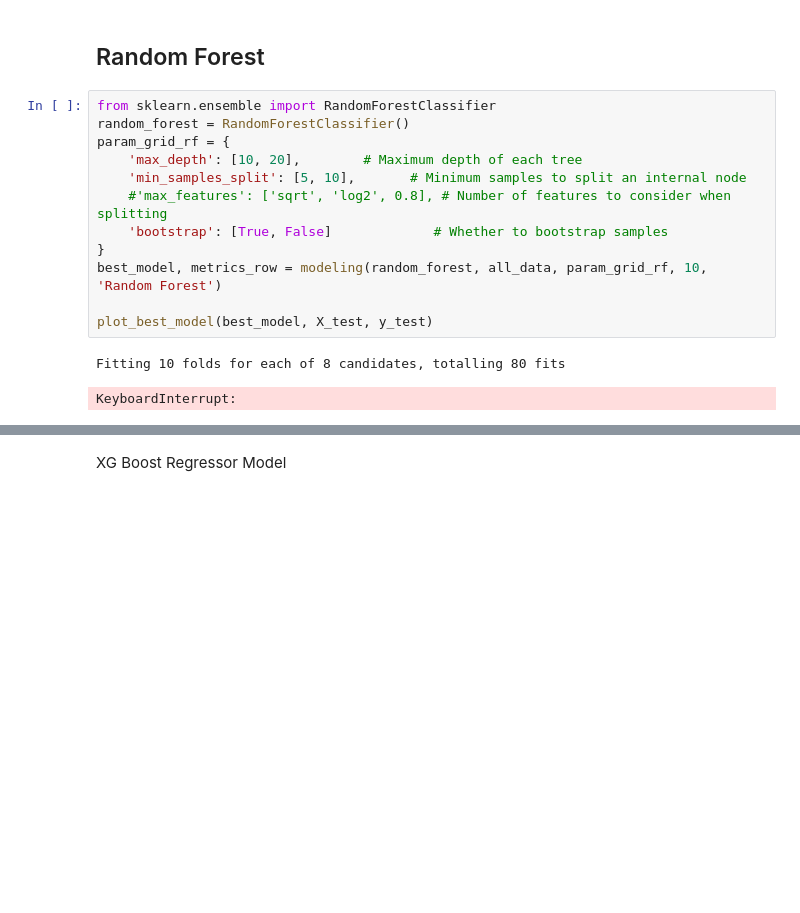
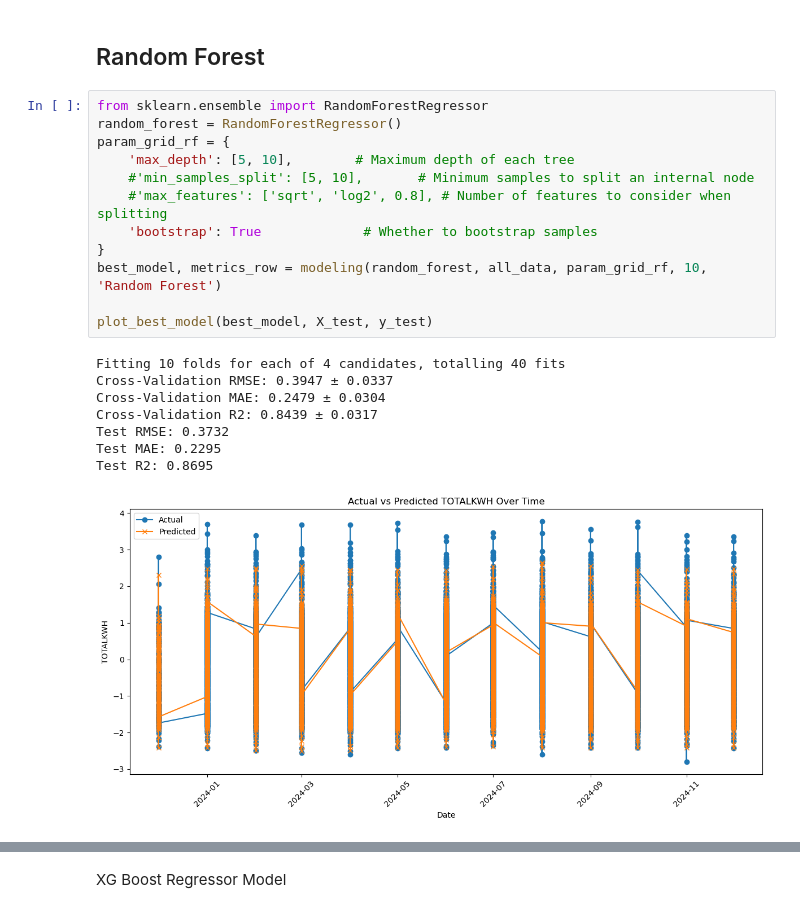
Before and after one commit to kaia-hu/Energy_Load_Forcasting, a Jupyter notebook: time_series_modeling.ipynb, the cells around one changed output, grey strips where cells are left out. Cells and saved outputs as stored; diff of their text form; blank space fills up the shorter version.

```diff
--- a/time_series_modeling.ipynb
+++ b/time_series_modeling.ipynb
@@ -219,17 +235,23 @@ Test R2: 0.1713
 # %% [markdown]
 ## Random Forest
 # %%
-from sklearn.ensemble import RandomForestClassifier
-random_forest = RandomForestClassifier()
+from sklearn.ensemble import RandomForestRegressor
+random_forest = RandomForestRegressor()
 param_grid_rf = {
-    'max_depth': [10, 20],        # Maximum depth of each tree
-    'min_samples_split': [5, 10],       # Minimum samples to split an internal node
+    'max_depth': [5, 10],        # Maximum depth of each tree
+    #'min_samples_split': [5, 10],       # Minimum samples to split an internal node
     #'max_features': ['sqrt', 'log2', 0.8], # Number of features to consider when splitting
-    'bootstrap': [True, False]             # Whether to bootstrap samples
+    'bootstrap': True             # Whether to bootstrap samples
 }
 best_model, metrics_row = modeling(random_forest, all_data, param_grid_rf, 10, 'Random Forest')
 
 plot_best_model(best_model, X_test, y_test)
 # %% [output]
-Fitting 10 folds for each of 8 candidates, totalling 80 fits
+Fitting 10 folds for each of 4 candidates, totalling 40 fits
+Cross-Validation RMSE: 0.3947 ± 0.0337
+Cross-Validation MAE: 0.2479 ± 0.0304
+Cross-Validation R2: 0.8439 ± 0.0317
+Test RMSE: 0.3732
+Test MAE: 0.2295
+Test R2: 0.8695
-KeyboardInterrupt:
+[figure, added]
```
Also changed, not shown: parts of 6 cells of this notebook, 3 other files.
